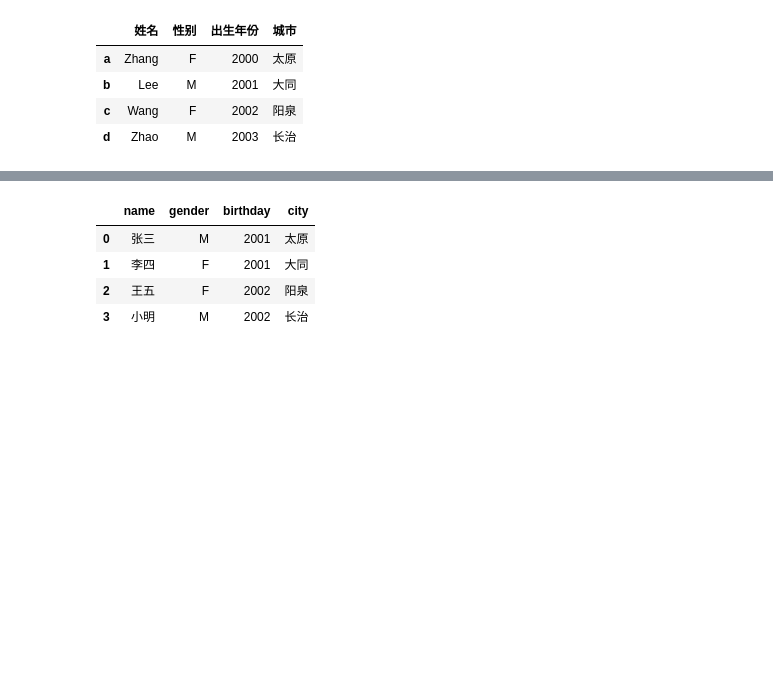
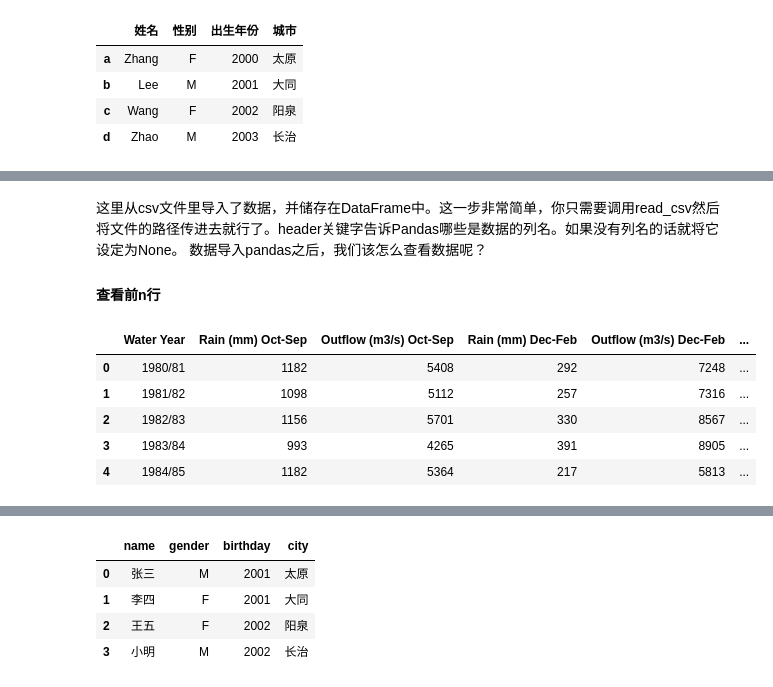
Before and after one commit to baiwen1979/python-samples, a Jupyter notebook: bd_analysis/work/Tutorials/pandas_tutorials/pandas-tutorial.ipynb, the cells around one changed output, grey strips where cells are left out. Saved outputs shown, nothing was run; the diff lists cells and outputs as text; code cells hidden in the pictures; blank space fills up the shorter version.

```diff
--- a/bd_analysis/work/Tutorials/pandas_tutorials/pandas-tutorial.ipynb
+++ b/bd_analysis/work/Tutorials/pandas_tutorials/pandas-tutorial.ipynb
@@ -261,0 +464,15 @@ df
+# %% [markdown]
+这里从csv文件里导入了数据，并储存在DataFrame中。这一步非常简单，你只需要调用read_csv然后将文件的路径传进去就行了。header关键字告诉Pandas哪些是数据的列名。如果没有列名的话就将它设定为None。
+数据导入pandas之后，我们该怎么查看数据呢？
+
+#### 查看前n行
+# %%
+n = 5
+df_csv.head(n)
+# %% [output]
+|  | Water Year | Rain (mm) Oct-Sep | Outflow (m3/s) Oct-Sep | Rain (mm) Dec-Feb | Outflow (m3/s) Dec-Feb | ... |
+| 0 | 1980/81 | 1182 | 5408 | 292 | 7248 | ... |
+| 1 | 1981/82 | 1098 | 5112 | 257 | 7316 | ... |
+| 2 | 1982/83 | 1156 | 5701 | 330 | 8567 | ... |
+| 3 | 1983/84 | 993 | 4265 | 391 | 8905 | ... |
+| 4 | 1984/85 | 1182 | 5364 | 217 | 5813 | ... |
```
Also changed, not shown: parts of 89 cells of this notebook, 4 other files.
